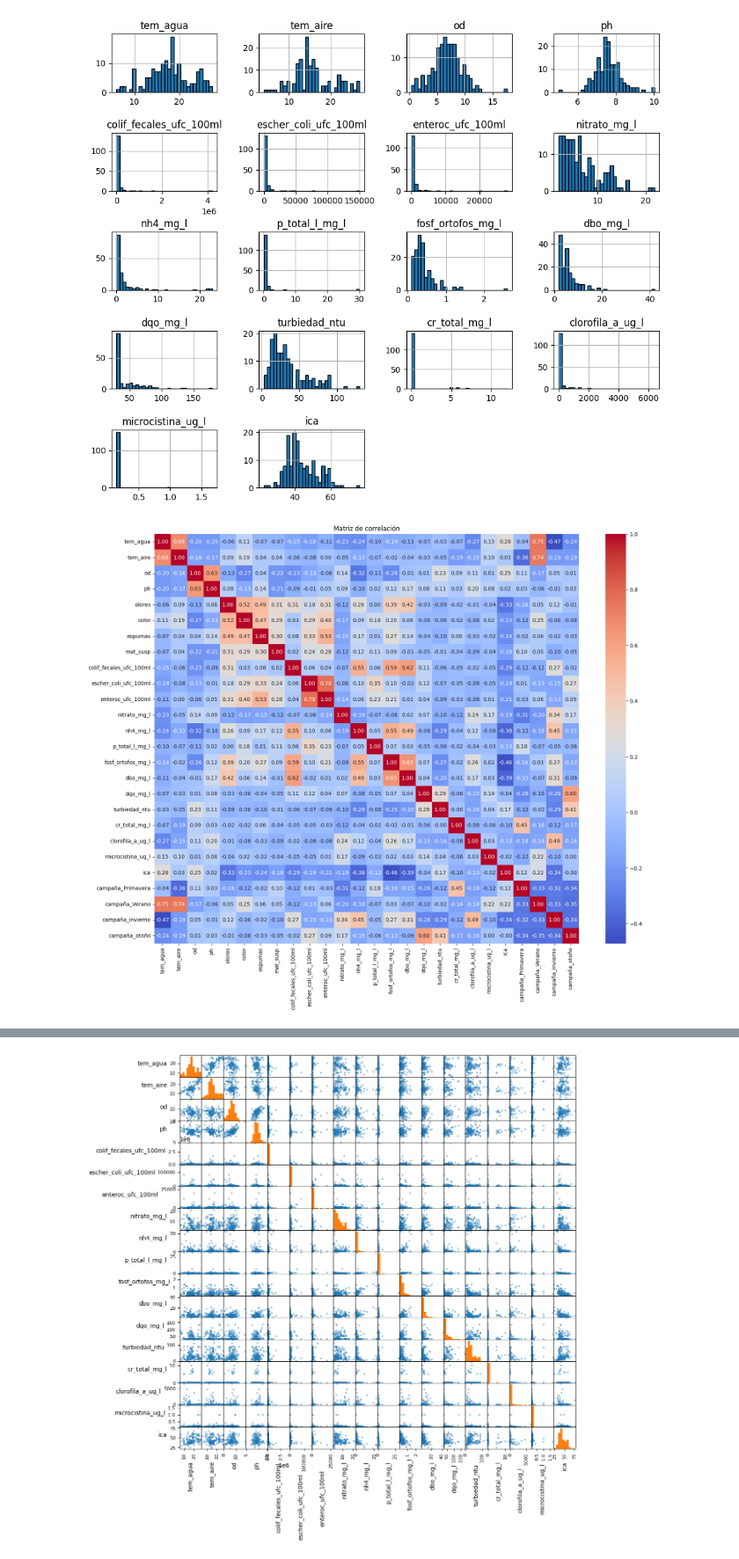
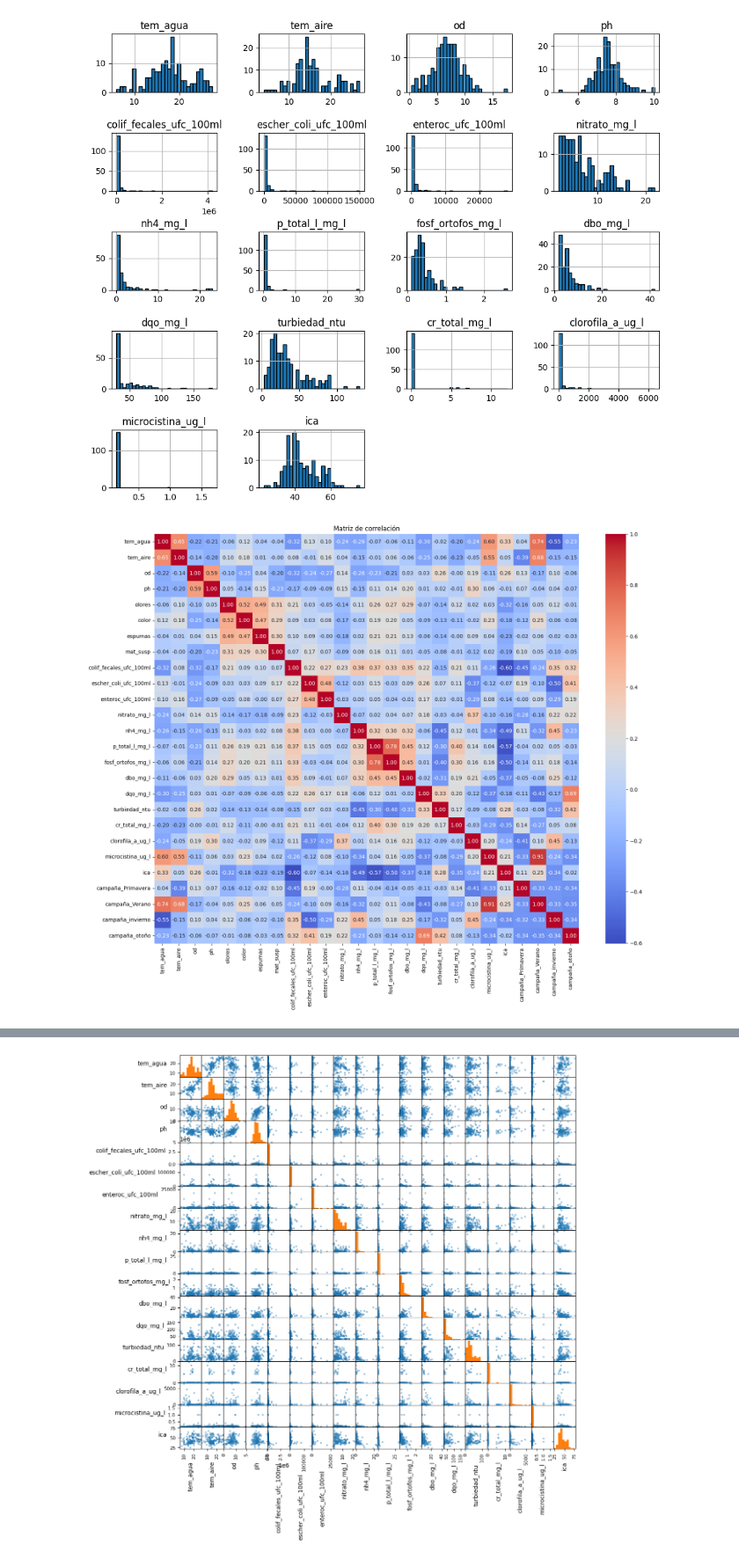
Before and after one commit to RamiroOrtiz02/PracticoEspecialGrupo14, a Jupyter notebook: codigo.ipynb, the cells around one changed output, grey strips where cells are left out. Shown at 88% size. Cells and saved outputs as stored; diff of their text form; code cells hidden in the pictures.

```diff
--- a/codigo.ipynb
+++ b/codigo.ipynb
@@ -73,10 +72,10 @@ plt.subplots_adjust(hspace=0.7, wspace=0.4)
 # %%
 import seaborn as sns
 
 plt.figure(figsize=(18,14))
-sns.heatmap(aguadataframe1.corr(), annot=True, cmap='coolwarm', fmt='.2f')
+sns.heatmap(aguadataframe1.corr(method='spearman'), annot=True, cmap='coolwarm', fmt='.2f')
 plt.title('Matriz de correlación')
 plt.show()
 # %% [output]
-[figure, old version]
+[figure, new version]
 # %%
```
Also changed, not shown: parts of 11 cells of this notebook.
